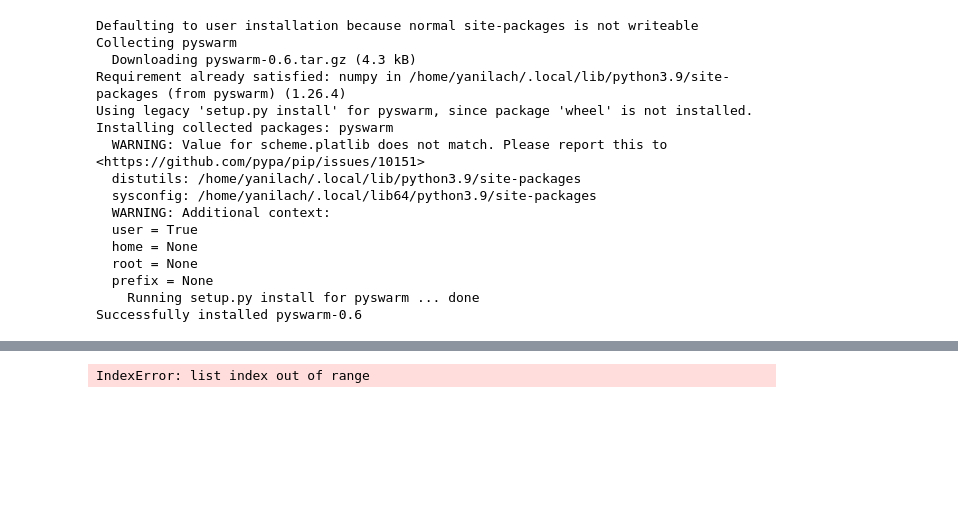
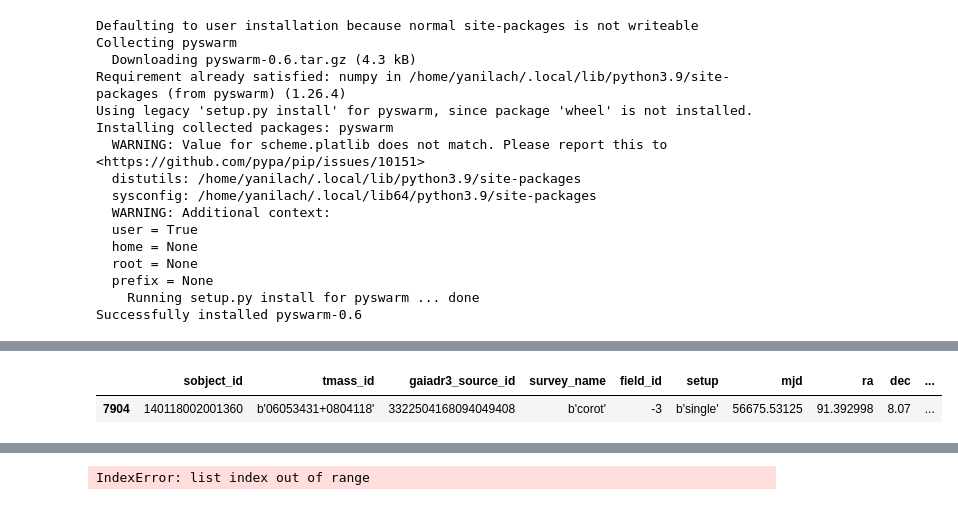
Before and after one commit to YaniL12/BinaryAnalysis, a Jupyter notebook: BinaryAnalysis.ipynb, the cells around one changed output, grey strips where cells are left out. Cells and saved outputs as stored; diff of their text form; code cells hidden in the pictures; blank space fills up the shorter version.

```diff
--- a/BinaryAnalysis.ipynb
+++ b/BinaryAnalysis.ipynb
@@ -582,0 +701,79 @@ print(results)
+# %%
+sobject_id = 140118002001360
+test = Table.read('/avatar/buder/GALAH_DR4/analysis_products_single/'+str(sobject_id)[:6]+'/'+str(sobject_id)+'/'+str(sobject_id)+'_single_fit_results.fits')
+sobject_data = GALAH_DR4[GALAH_DR4['sobject_id'] == sobject_id]
+
+tmass_id = sobject_data['tmass_id'].values[0]
+
+spectrum = af.read_spectrum(sobject_id, tmass_id)
+try:
+    single_results = Table.read('/avatar/buder/GALAH_DR4/analysis_products_single/'+str(sobject_id)[:6]+'/'+str(sobject_id)+'/'+str(sobject_id)+'_single_fit_results.fits')
+except:
+    print('Single results not available')
+
+# model = StellarModel(labels = ['teff', 'logg', 'rv', 'fe_h', 'vmic', 'vsini']) # Model with no interpolation
+# model = StellarModel(id=sobject_id, labels = ['mass', 'age', 'metallicity', 'rv', 'fe_h', 'vmic', 'vsini'], interpolator=isochrone_interpolator, interpolate_flux=True) # Flux can be used as a free parameter (False) or can be determined from luminosity ratios (from the isochrone) (True)
+
+model = StellarModel(
+            id=sobject_id,
+            labels = ['mass', 'rv', 'vmic', 'vsini', 'FeH', 'age'],
+            # fixed_labels=['FeH'], # These are parameters that exist, but we don't fit for. They are used as is or are outputs of the interpolation?
+            # single_labels=['FeH', 'age'], # These are parameters that are the same for both components
+            interpolator=isochrone_interpolator,
+            interpolate_flux=True,
+            same_fe_h=False
+        ) # Flux can be used as a free parameter (False) or can be determined from luminosity ratios (from the isochrone) (True)
+
+
+model.bounds['f_contr'] = (0, 1)
+
+# Same bounds for both components. Overwrite with model.bounds['rv_1'] == x if required
+model.set_bounds('teff', (3, 8))
+model.set_bounds('logg', (0.0, 5.0))
+model.set_bounds('vmic', (0, 4))
+model.set_bounds('vsini', (0, 30))
+
+age_min = (10**isochrone_table['logAge'].min()) / 1e9
+age_max = (10**isochrone_table['logAge'].max()) / 1e9
+
+model.set_bounds('FeH', (-4.0, 1.0))
+model.set_bounds('age', (age_min, age_max))
+model.set_bounds('mass', (isochrone_table['mass'].min(), isochrone_table['mass'].max()))
+# model.set_bounds('metallicity', (isochrone_table['m_h'].min(), isochrone_table['m_h'].max()))
+model.set_bounds('logl', (isochrone_table['logL'].min(), isochrone_table['logL'].max()))
+
+model.params['f_contr'] = 0.5
+
+
+model.params['rv_1'] = single_results['rv_gauss'][0]
+model.params['rv_2'] = single_results['rv_peak_2'][0]
+if np.isnan(model.params['rv_2']):
+    exit(0)
+
+min_rv = min(model.params['rv_1'], model.params['rv_2']) - 100
+max_rv = max(model.params['rv_1'], model.params['rv_2']) + 100
+model.set_bounds('rv', (min_rv, max_rv))
+
+model.set_param('teff', single_results['teff'][0]/1000.)
+# teff_0 = single_results['teff'][0]/1000.
+# model.set_bounds('teff', (max(3, teff_0 - 1), min(teff_0 + 1, 8)))
+
+model.set_param('logg', single_results['logg'][0])
+
+# Set the parameters required for the interpolation
+model.set_param('mass', sobject_data['mass'].values[0])
+model.set_param('age', sobject_data['age'].values[0].clip(age_min, age_max))
+
+model.set_param('FeH', sobject_data['fe_h'].values[0])
+print(single_results['fe_h'])
+model.set_param('vmic', 1.5)
+model.set_param('vsini', 4.0)
+
+af.load_neural_network(spectrum)
+af.set_iterations(0)
+af.load_dr3_lines()
+
+print("fitting with rvs: ", model.params['rv_1'], model.params['rv_2'], sobject_id)
+print(model.get_params())
+sobject_data
+# %% [output]
@@ -582,0 +785,2 @@ print(results)
+|  | sobject_id | tmass_id | gaiadr3_source_id | survey_name | field_id | setup | mjd | ra | dec | ... |
+| 7904 | 140118002001360 | b'06053431+0804118' | 3322504168094049408 | b'corot' | -3 | b'single' | 56675.53125 | 91.392998 | 8.07 | ... |
```
Also changed, not shown: parts of 5 cells of this notebook, 4 other files.
